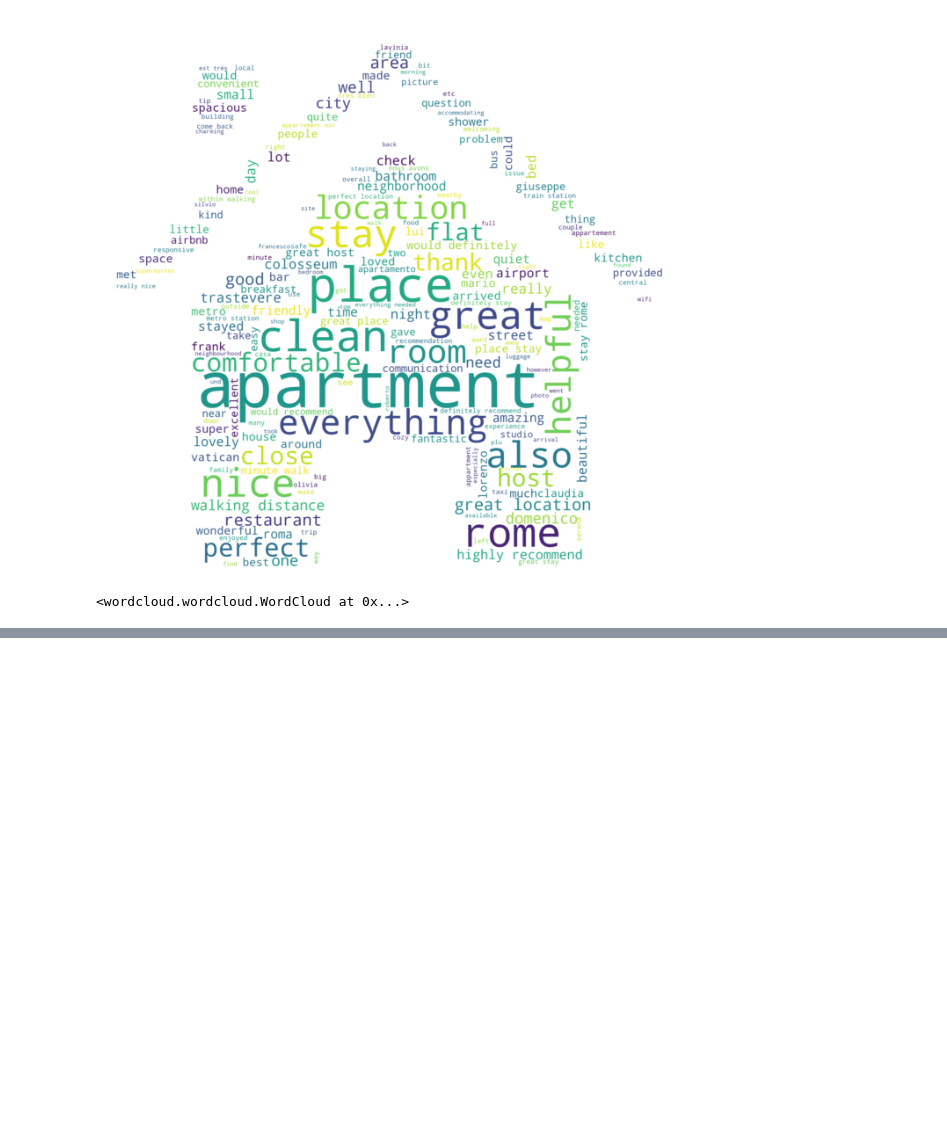
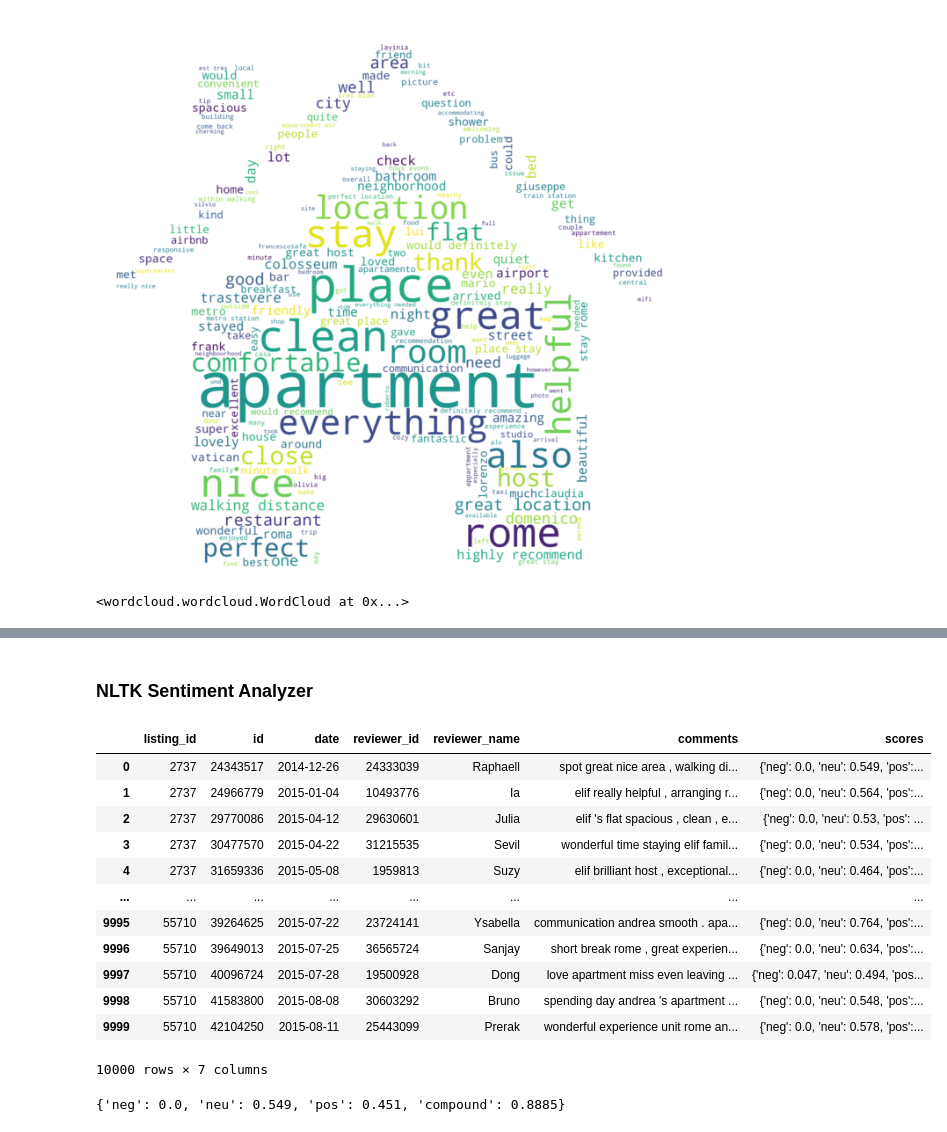
Before and after one commit to CrisDAndres/proyecto_airbnb, a Jupyter notebook: notebooks/2_NLP.ipynb, the cells around one changed output, grey strips where cells are left out. Cells and saved outputs as stored; diff of their text form; code cells hidden in the pictures; blank space fills up the shorter version.

Commit message:
sentiment analysis

```diff
--- a/notebooks/2_NLP.ipynb
+++ b/notebooks/2_NLP.ipynb
@@ -99,0 +195,45 @@ nube.to_file("./nube_airbnb.png")
+# %%
+# make a copy of the df
+df3_sent = df3.copy()
+# %% [markdown]
+### NLTK Sentiment Analyzer
+# %%
+# initialize NLTK sentiment analyzer
+
+analyzer = SentimentIntensityAnalyzer()
+
+
+# create get_sentiment function
+
+def get_sentiment(text):
+    """
+    This function takes a text string as its input. The function calls the polarity_scores method of the analyzer object
+    to obtain a dictionary of sentiment scores for the text, which includes a score for positive, negative, and neutral sentiment.
+    """
+    scores = analyzer.polarity_scores(text)
+
+    return scores
+
+# apply get_sentiment function
+
+df3_sent['scores'] = df3_sent['comments'].apply(get_sentiment) # apply the get_sentiment function to the reviewText column of the df DataFrame using the apply method, creating a new column
+
+df3_sent
+# %% [output]
+|  | listing_id | id | date | reviewer_id | reviewer_name | comments | scores |
+| 0 | 2737 | 24343517 | 2014-12-26 | 24333039 | Raphaell | spot great nice area , walking di... | {'neg': 0.0, 'neu': 0.549, 'pos':... |
+| 1 | 2737 | 24966779 | 2015-01-04 | 10493776 | Ia | elif really helpful , arranging r... | {'neg': 0.0, 'neu': 0.564, 'pos':... |
+| 2 | 2737 | 29770086 | 2015-04-12 | 29630601 | Julia | elif 's flat spacious , clean , e... | {'neg': 0.0, 'neu': 0.53, 'pos': ... |
+| 3 | 2737 | 30477570 | 2015-04-22 | 31215535 | Sevil | wonderful time staying elif famil... | {'neg': 0.0, 'neu': 0.534, 'pos':... |
+| 4 | 2737 | 31659336 | 2015-05-08 | 1959813 | Suzy | elif brilliant host , exceptional... | {'neg': 0.0, 'neu': 0.464, 'pos':... |
+| ... | ... | ... | ... | ... | ... | ... | ... |
+| 9995 | 55710 | 39264625 | 2015-07-22 | 23724141 | Ysabella | communication andrea smooth . apa... | {'neg': 0.0, 'neu': 0.764, 'pos':... |
+| 9996 | 55710 | 39649013 | 2015-07-25 | 36565724 | Sanjay | short break rome , great experien... | {'neg': 0.0, 'neu': 0.634, 'pos':... |
+| 9997 | 55710 | 40096724 | 2015-07-28 | 19500928 | Dong | love apartment miss even leaving ... | {'neg': 0.047, 'neu': 0.494, 'pos... |
+| 9998 | 55710 | 41583800 | 2015-08-08 | 30603292 | Bruno | spending day andrea 's apartment ... | {'neg': 0.0, 'neu': 0.548, 'pos':... |
+| 9999 | 55710 | 42104250 | 2015-08-11 | 25443099 | Prerak | wonderful experience unit rome an... | {'neg': 0.0, 'neu': 0.578, 'pos':... |
+10000 rows × 7 columns
+# %%
+df3_sent['scores'][0]
+# %% [output]
+{'neg': 0.0, 'neu': 0.549, 'pos': 0.451, 'compound': 0.8885}
```
Also changed, not shown: parts of 18 cells of this notebook.
